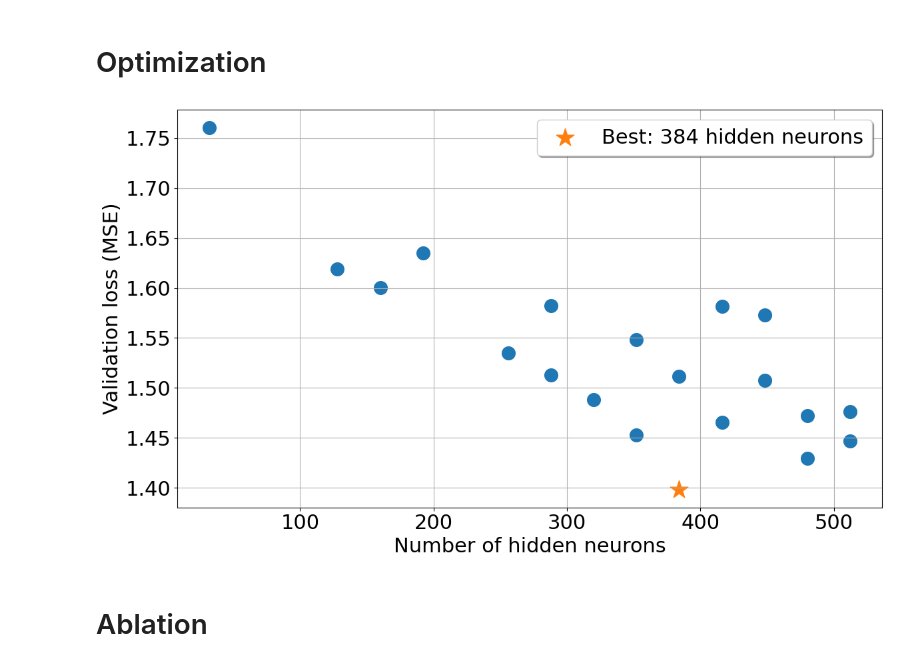
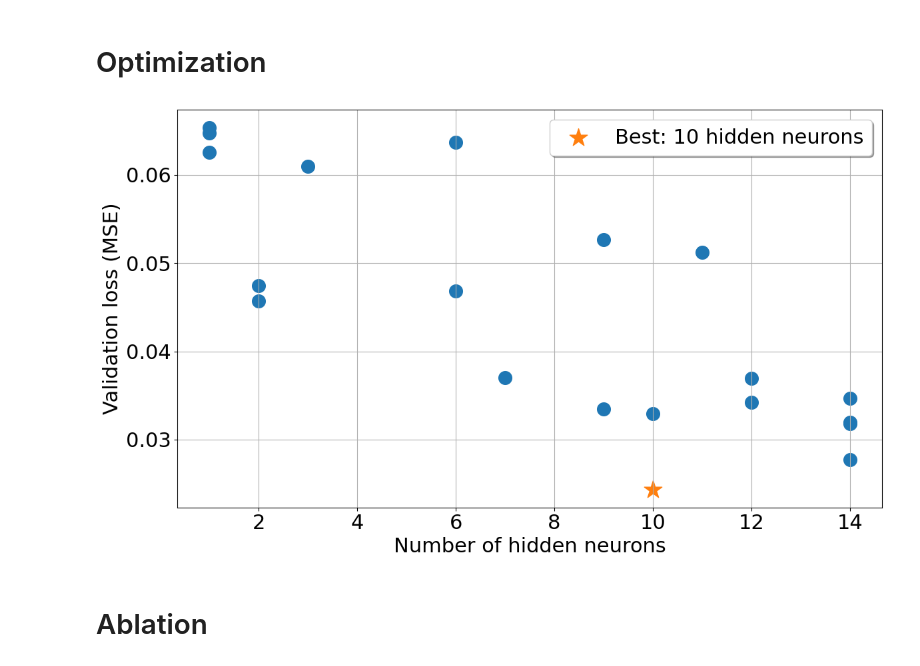
Before and after one commit to Immaioz/SNN_potential_field, a Jupyter notebook: dev.ipynb, the cells around one changed output. Saved outputs shown, nothing was run; the diff lists cells and outputs as text; code cells hidden in the pictures.

```diff
--- a/dev.ipynb
+++ b/dev.ipynb
@@ -406,38 +406,38 @@ plot_trajectory(dict_adaptive["preds"], dict_NN, dict_adaptive, dict_fixed, foot
 import matplotlib.pyplot as plt
 import pandas as pd
 
-df = pd.read_csv("output/optimizer_results.csv")
+df = pd.read_csv("output/optimizer_results_sensors.csv")
 plt.figure(figsize=(12, 7))
 
 best_row = df.loc[df["value"].idxmin()]
 df = df.drop(index=best_row.name)
 
 plt.scatter(
     df["params_num_hidden"],
     df["value"],
     s=200
 )
 
 plt.scatter(
     best_row["params_num_hidden"],
     best_row["value"],
     marker="*",
     s=400,
     label=f"Best: {int(best_row['params_num_hidden'])} hidden neurons"
 )
 
 plt.xlabel("Number of hidden neurons", fontsize=22)
 plt.ylabel("Validation loss (MSE)", fontsize=22)
 # plt.title("Validation loss vs hidden neurons", fontsize=22)
 plt.legend(fontsize=22, shadow=True)
 plt.xticks(fontsize=22)
 plt.yticks(fontsize=22)
 plt.grid(True)
 plt.tight_layout()
 plt.savefig("output/optimizer_results_plot.png")
 # plt.show()
 # %% [output]
-[figure, old version]
+[figure, new version]
 # %% [markdown]
 # Ablation
 # %%
```
Also changed, not shown: parts of 2 cells of this notebook, 2 other files.
